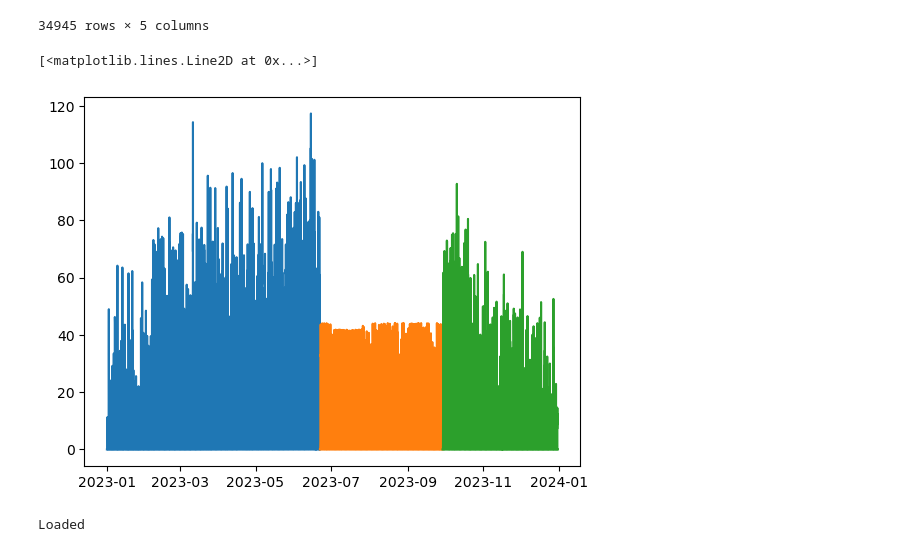
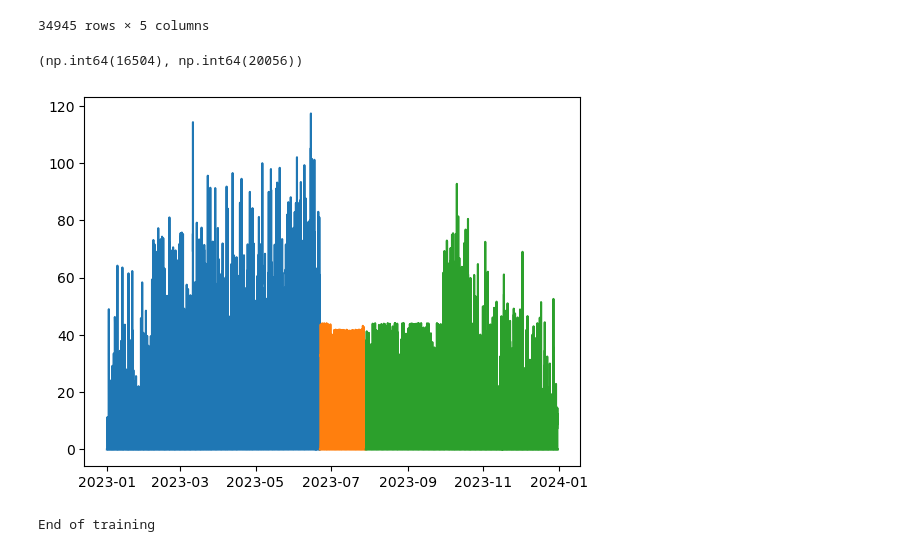
Before and after one commit to SpongeStark/Pre-PhD, a Jupyter notebook: demo/train_naive_PV_2023_15.ipynb, the cells around one changed output. Drawn from its saved outputs; the diff is of its cells as text; code cells hidden in the pictures.

```diff
--- a/demo/train_naive_PV_2023_15.ipynb
+++ b/demo/train_naive_PV_2023_15.ipynb
@@ -160,17 +160,18 @@ dts['dow_sin'] = np.sin(2*np.pi*dts['dayofweek']/7)
 dts['dow_cos'] = np.cos(2*np.pi*dts['dayofweek']/7)
 # %%
 initial = dts.index[dts['Date'] == pd.Timestamp('2023-06-22 01:00:00', tz='Europe/Paris').tz_convert("UTC").tz_localize(None)][0]
-final = dts.index[dts['Date'] == pd.Timestamp('2023-09-29 01:00:00', tz='Europe/Paris').tz_convert("UTC").tz_localize(None)][0]
+final = dts.index[dts['Date'] == pd.Timestamp('2023-07-29 01:00:00', tz='Europe/Paris').tz_convert("UTC").tz_localize(None)][0]
 
 df_train = dts.iloc[:initial]
 df_test = dts.iloc[initial:final]
 df_after = dts.iloc[final:]
 plt.plot(df_train.Date.dt.tz_localize(None), df_train['PV'], label='Train')
 plt.plot(df_test.Date.dt.tz_localize(None), df_test['PV'], label='Test')
 plt.plot(df_after.Date.dt.tz_localize(None), df_after['PV'], label='After')
+initial, final
 # %% [output]
-[<matplotlib.lines.Line2D at 0x...>]
+(np.int64(16504), np.int64(20056))
-[figure, old version]
+[figure, new version]
 # %%
 from skforecast.recursive import ForecasterRecursive
 from skforecast.preprocessing import RollingFeatures
@@ -189,12 +190,12 @@ forecaster = ForecasterRecursive(
 import joblib as jb
 import json
 
-output_dir = root_proj / "checkpoints" / "2023" / "15m" / "pv_160d_lgbm_2023_lim_temp_M_sin_h_doy"
+output_dir = root_proj / "checkpoints" / "2023" / "15m" / "pv_120d_xgbm_2023_lim_temp_M_sin_h_1m"
 
 if not (output_dir / "log.json").is_file(): # first train
     output_dir.mkdir(parents=True, exist_ok=True)
     # training
-    forecaster.fit(y=df_train['PV'],exog=df_train[['temp','month','hour_sin','hour_cos','doy_sin','doy_cos']], store_in_sample_residuals=True)
+    forecaster.fit(y=df_train['PV'],exog=df_train[['temp','month','hour_sin','hour_cos']], store_in_sample_residuals=True)
     # residuals = forecaster.in_sample_residuals  # 查看训练残差
     # save model
     jb.dump(forecaster, output_dir/"model.joblib")
@@ -224,5 +225,5 @@ else:
         log = json.load(f)
     print("Loaded")
 # %% [output]
-Loaded
+End of training
 # %%
```
Also changed, not shown: parts of 5 cells of this notebook, 3 other files.
